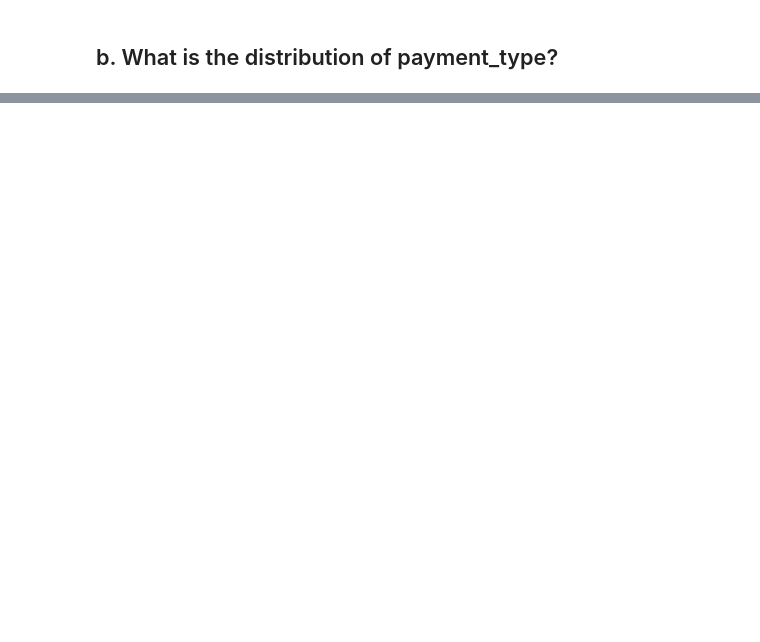
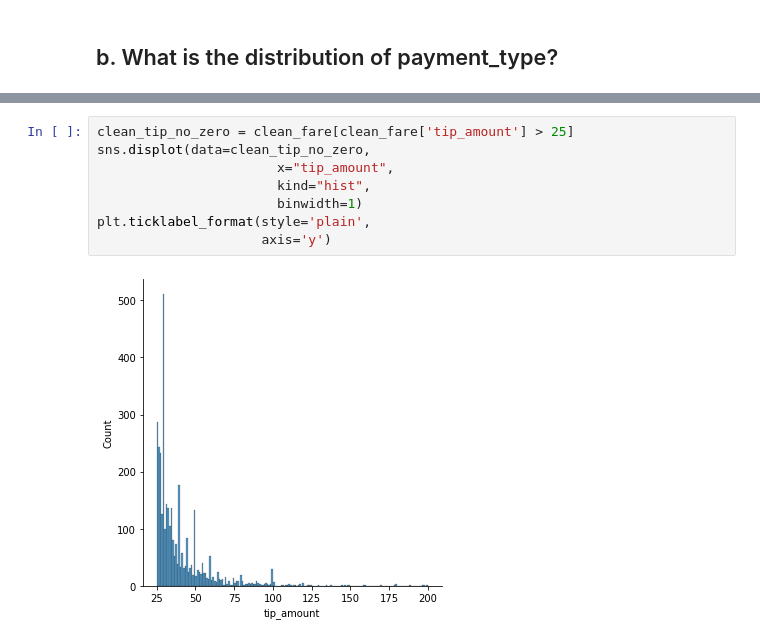
Before and after one commit to jarrydharris/NYC_taxi, a Jupyter notebook: cba_questions.ipynb, the cells around one changed output, grey strips where cells are left out. Cells and saved outputs as stored; diff of their text form; blank space fills up the shorter version.

```diff
--- a/cba_questions.ipynb
+++ b/cba_questions.ipynb
@@ -43,0 +98,10 @@ payment_dist
+# %%
+clean_tip_no_zero = clean_fare[clean_fare['tip_amount'] > 25]
+sns.displot(data=clean_tip_no_zero,
+                       x="tip_amount",
+                       kind="hist",
+                       binwidth=1)
+plt.ticklabel_format(style='plain',
+                     axis='y')
+# %% [output]
+[figure, added]
```
Also changed, not shown: parts of 18 cells of this notebook, 3 other files.
